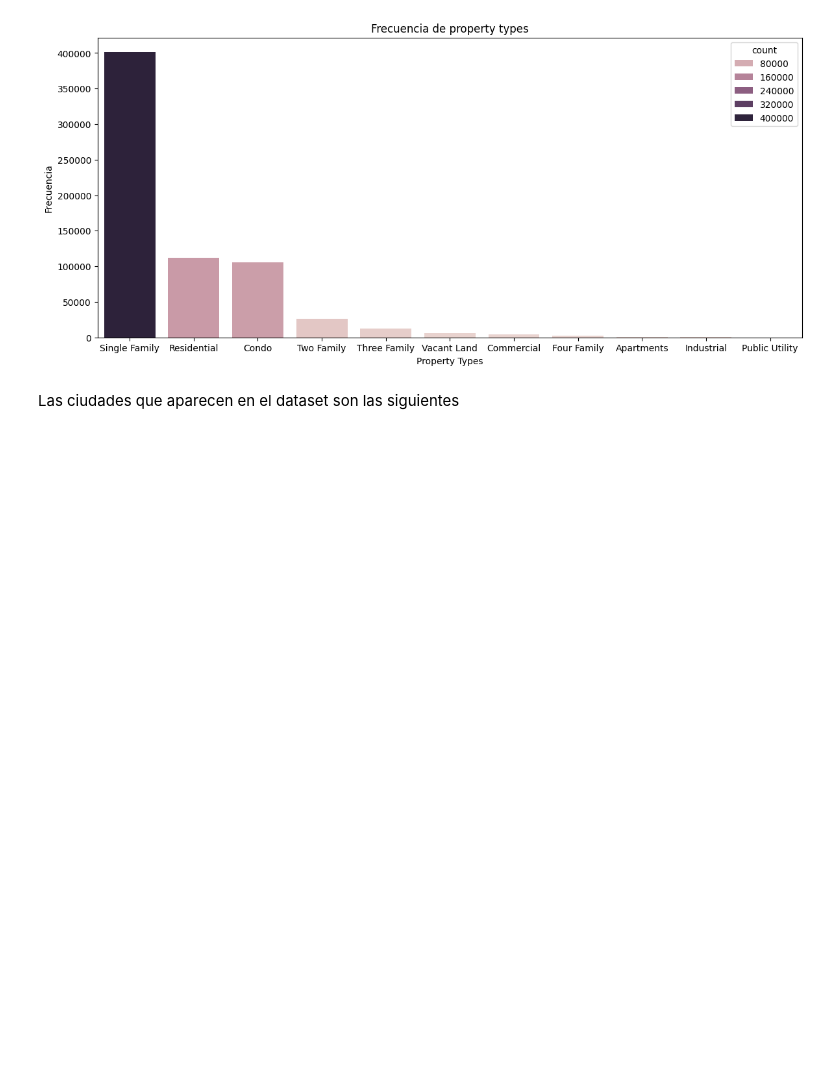
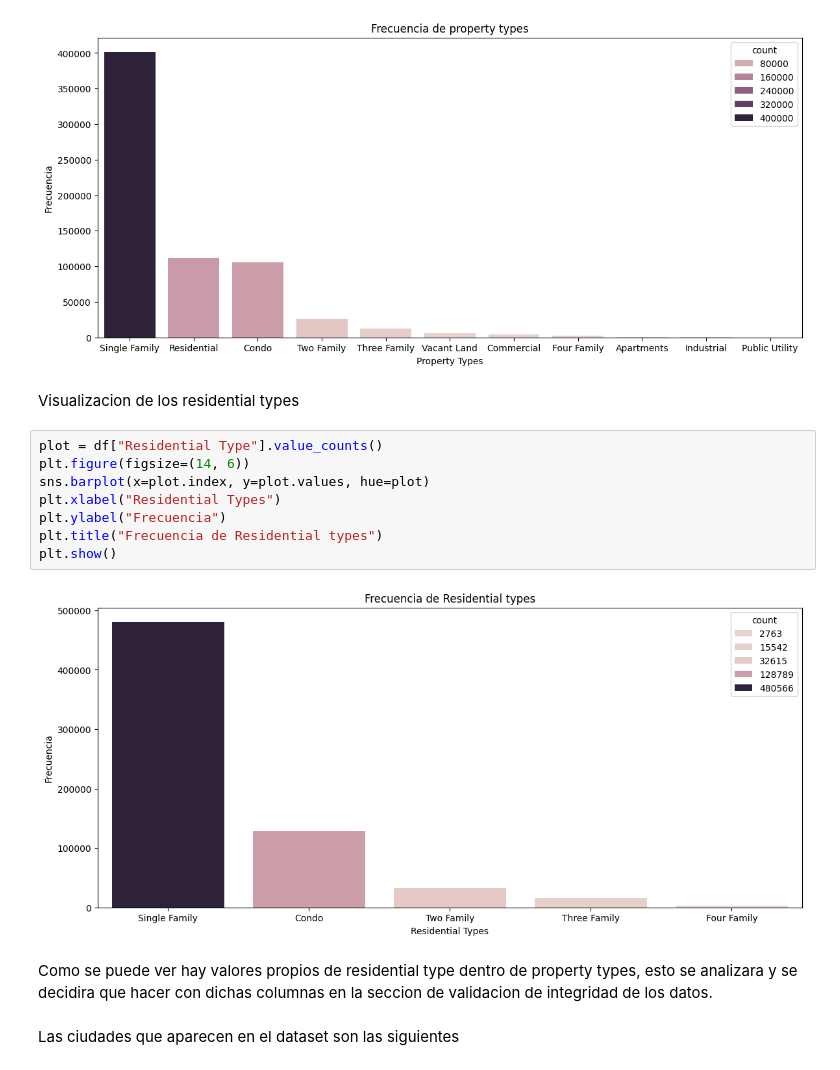
Before and after one commit to maxogod/ETL, a Jupyter notebook: BDD_TP.ipynb, the cells around one changed output. Drawn from its saved outputs; the diff is of its cells as text; blank space fills up the shorter version.

```diff
--- a/BDD_TP.ipynb
+++ b/BDD_TP.ipynb
@@ -100,6 +101,20 @@ plt.title("Frecuencia de property types")
 plt.show()
 # %% [output]
 [figure]
+# %% [markdown]
+Visualizacion de los residential types
+# %%
+plot = df["Residential Type"].value_counts()
+plt.figure(figsize=(14, 6))
+sns.barplot(x=plot.index, y=plot.values, hue=plot)
+plt.xlabel("Residential Types")
+plt.ylabel("Frecuencia")
+plt.title("Frecuencia de Residential types")
+plt.show()
+# %% [output]
+[figure, added]
+# %% [markdown]
+Como se puede ver hay valores propios de residential type dentro de property types, esto se analizara y se decidira que hacer con dichas columnas en la seccion de validacion de integridad de los datos.
 # %% [markdown]
 Las ciudades que aparecen en el dataset son las siguientes
 # %%
```
Also changed, not shown: parts of 30 cells of this notebook.
